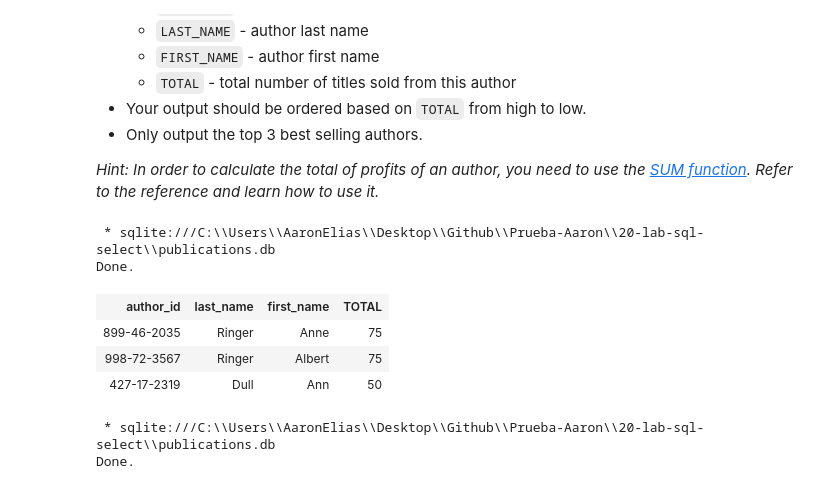
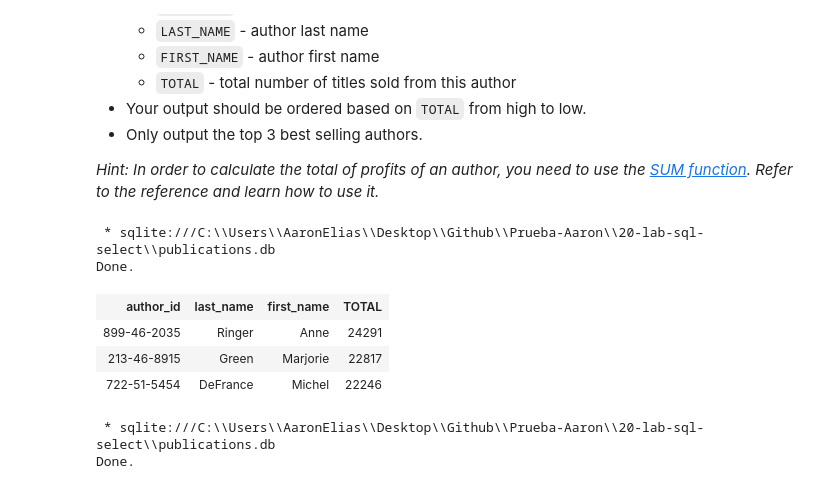
Before and after one commit to ironhack-bcn-data-pt/20-lab-sql-select, a Jupyter notebook: Main.ipynb, the cells around one changed output. Cells and saved outputs as stored; diff of their text form; code cells hidden in the pictures.

```diff
--- a/Main.ipynb
+++ b/Main.ipynb
@@ -233,19 +225,19 @@ Requirements:
 *Hint: In order to calculate the total of profits of an author, you need to use the [SUM function](https://cloud.google.com/bigquery/docs/reference/standard-sql/aggregate_functions#sum). Refer to the reference and learn how to use it.*
 # %%
 %%sql
-select a.au_id as author_id, a.au_lname as last_name, a.au_fname as first_name, s.qty as TOTAL
+select a.au_id as author_id, a.au_lname as last_name, a.au_fname as first_name, sum(t.ytd_sales) as TOTAL
 from authors as a join titleauthor as ta on a.au_id = ta.au_id
                   join titles as t on ta.title_id = t.title_id
-                  join sales as s on t.title_id = s.title_id
-order by TOTAL desc
+GROUP BY author_id, last_name, first_name
+ORDER BY TOTAL desc
 limit 3
 # %% [output]
  * sqlite:///C:\\Users\\AaronElias\\Desktop\\Github\\Prueba-Aaron\\20-lab-sql-select\\publications.db
 Done.
 | author_id | last_name | first_name | TOTAL |
-| 899-46-2035 | Ringer | Anne | 75 |
-| 998-72-3567 | Ringer | Albert | 75 |
-| 427-17-2319 | Dull | Ann | 50 |
+| 899-46-2035 | Ringer | Anne | 24291 |
+| 213-46-8915 | Green | Marjorie | 22817 |
+| 722-51-5454 | DeFrance | Michel | 22246 |
 # %%
 %%sql
 select *
```
Also changed, not shown: parts of 4 cells of this notebook.
